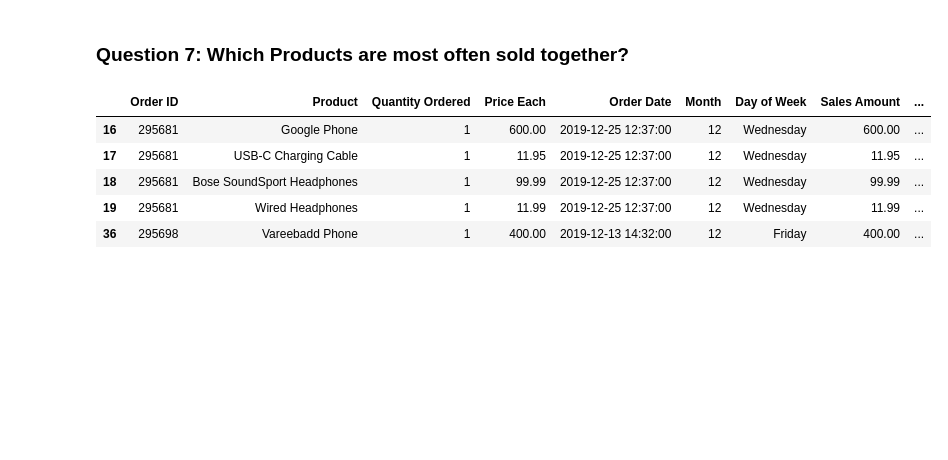
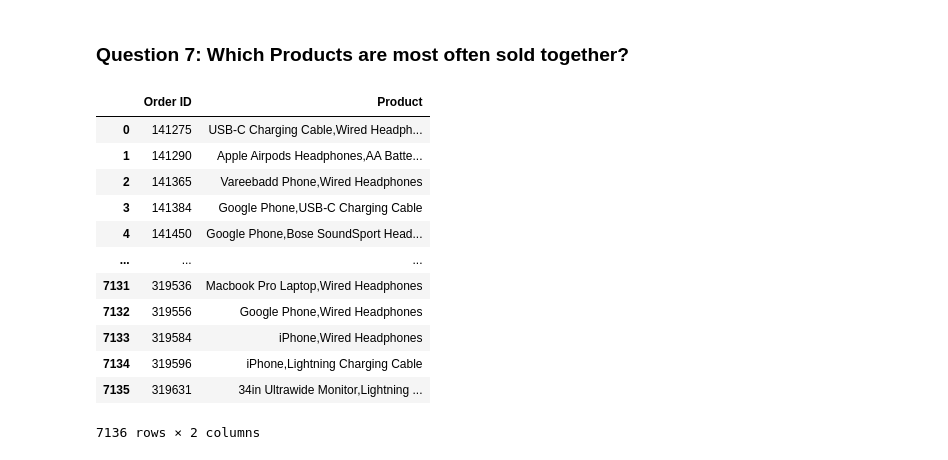
Before and after one commit to huongtran196/Pandas_Sales_Analysis, a Jupyter notebook: Pandas Sales Analysis.ipynb, the cells around one changed output. Drawn from its saved outputs; the diff is of its cells as text; code cells hidden in the pictures; blank space fills up the shorter version.

Commit message:
Use .apply() method to join values

```diff
--- a/Pandas Sales Analysis.ipynb
+++ b/Pandas Sales Analysis.ipynb
@@ -275,11 +275,21 @@ Text(0.5, 1.0, 'Sales Amount by Product and City')
 # %%
 # Check duplicate Order ID to find which products are sold together
 duplicate = sales_data[sales_data.duplicated(subset='Order ID', keep=False) == True]
-duplicate.head()
+
+# Join all products sold together(same Order ID)
+prod_sold = duplicate.groupby('Order ID')['Product'].apply(','.join).reset_index()
+prod_sold
 # %% [output]
-|  | Order ID | Product | Quantity Ordered | Price Each | Order Date | Month | Day of Week | Sales Amount | ... |
-| 16 | 295681 | Google Phone | 1 | 600.00 | 2019-12-25 12:37:00 | 12 | Wednesday | 600.00 | ... |
-| 17 | 295681 | USB-C Charging Cable | 1 | 11.95 | 2019-12-25 12:37:00 | 12 | Wednesday | 11.95 | ... |
-| 18 | 295681 | Bose SoundSport Headphones | 1 | 99.99 | 2019-12-25 12:37:00 | 12 | Wednesday | 99.99 | ... |
-| 19 | 295681 | Wired Headphones | 1 | 11.99 | 2019-12-25 12:37:00 | 12 | Wednesday | 11.99 | ... |
-| 36 | 295698 | Vareebadd Phone | 1 | 400.00 | 2019-12-13 14:32:00 | 12 | Friday | 400.00 | ... |
+|  | Order ID | Product |
+| 0 | 141275 | USB-C Charging Cable,Wired Headph... |
+| 1 | 141290 | Apple Airpods Headphones,AA Batte... |
+| 2 | 141365 | Vareebadd Phone,Wired Headphones |
+| 3 | 141384 | Google Phone,USB-C Charging Cable |
+| 4 | 141450 | Google Phone,Bose SoundSport Head... |
+| ... | ... | ... |
+| 7131 | 319536 | Macbook Pro Laptop,Wired Headphones |
+| 7132 | 319556 | Google Phone,Wired Headphones |
+| 7133 | 319584 | iPhone,Wired Headphones |
+| 7134 | 319596 | iPhone,Lightning Charging Cable |
+| 7135 | 319631 | 34in Ultrawide Monitor,Lightning ... |
+7136 rows × 2 columns
```
